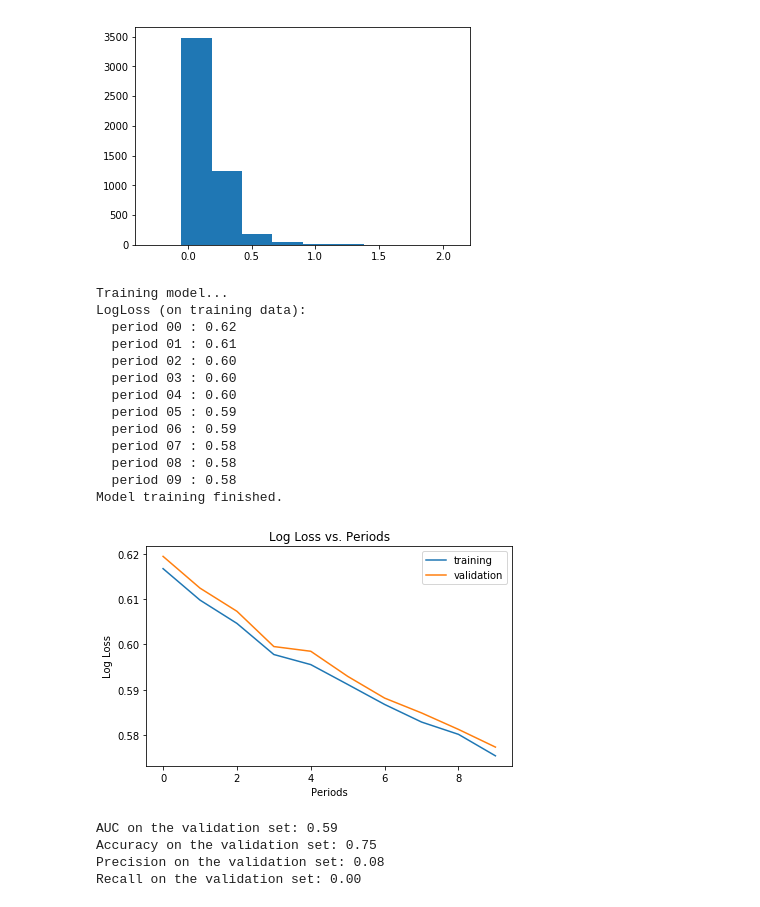
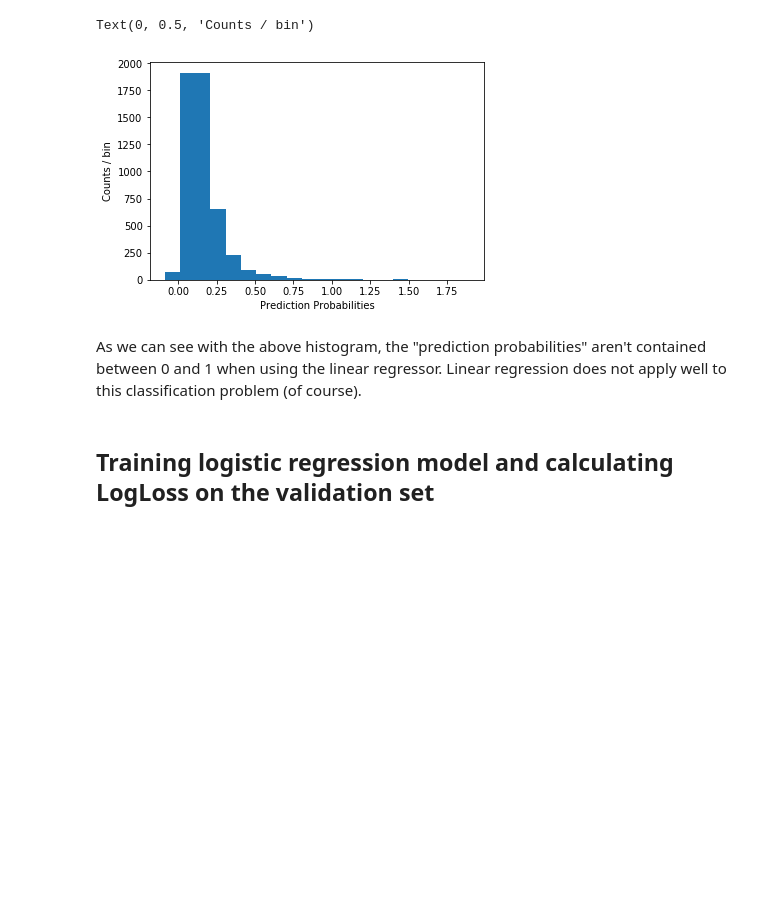
Before and after one commit to dhensle/dabbles-in-ML, a Jupyter notebook: google_course/classification.ipynb, the cells around one changed output. Cells and saved outputs as stored; diff of their text form; code cells hidden in the pictures; blank space fills up the shorter version.

```diff
--- a/google_course/classification.ipynb
+++ b/google_course/classification.ipynb
@@ -276,15 +288,22 @@ Model training finished.
 # %%
 predict_validation_input_fn = lambda: my_input_fn(validation_examples,
                                                  validation_targets["median_house_value_is_high"],
                                                  num_epochs=1,
                                                  shuffle=False)
 
 validation_predictions = linear_regressor.predict(input_fn=predict_validation_input_fn)
 validation_predictions = np.array([item['predictions'][0] for item in validation_predictions])
 
-_=plt.hist(validation_predictions)
+plt.hist(validation_predictions, bins = 20)
+plt.xlabel("Prediction Probabilities")
+plt.ylabel("Counts / bin")
 # %% [output]
+Text(0, 0.5, 'Counts / bin')
-[figure, old version]
+[figure, new version]
+# %% [markdown]
+As we can see with the above histogram, the "prediction probabilities" aren't contained between 0 and 1 when using the linear regressor.  Linear regression does not apply well to this classification problem (of course).
+# %% [markdown]
+## Training logistic regression model and calculating LogLoss on the validation set
 # %%
 def train_linear_classifier_model(
     learning_rate,
@@ -381,39 +400,3 @@ def train_linear_classifier_model(
     plt.legend()
 
     return linear_classifier
-# %%
-linear_classifier = train_linear_classifier_model(
-    learning_rate=0.000005,
-    steps=100,
-    batch_size=20,
-    training_examples=training_examples,
-    training_targets=training_targets,
-    validation_examples=validation_examples,
-    validation_targets=validation_targets)
-# %% [output]
-Training model...
-LogLoss (on training data):
-  period 00 : 0.62
-  period 01 : 0.61
-  period 02 : 0.60
-  period 03 : 0.60
-  period 04 : 0.60
-  period 05 : 0.59
-  period 06 : 0.59
-  period 07 : 0.58
-  period 08 : 0.58
-  period 09 : 0.58
-Model training finished.
-[figure, removed]
-# %%
-evaluation_metrics = linear_classifier.evaluate(input_fn=predict_validation_input_fn)
-
-print("AUC on the validation set: %0.2f" % evaluation_metrics['auc'])
-print("Accuracy on the validation set: %0.2f" % evaluation_metrics['accuracy'])
-print("Precision on the validation set: %0.2f" % evaluation_metrics['precision'])
-print("Recall on the validation set: %0.2f" % evaluation_metrics['recall'])
-# %% [output]
-AUC on the validation set: 0.59
-Accuracy on the validation set: 0.75
-Precision on the validation set: 0.08
-Recall on the validation set: 0.00
```
Also changed, not shown: parts of 11 cells of this notebook, 1 other file.
